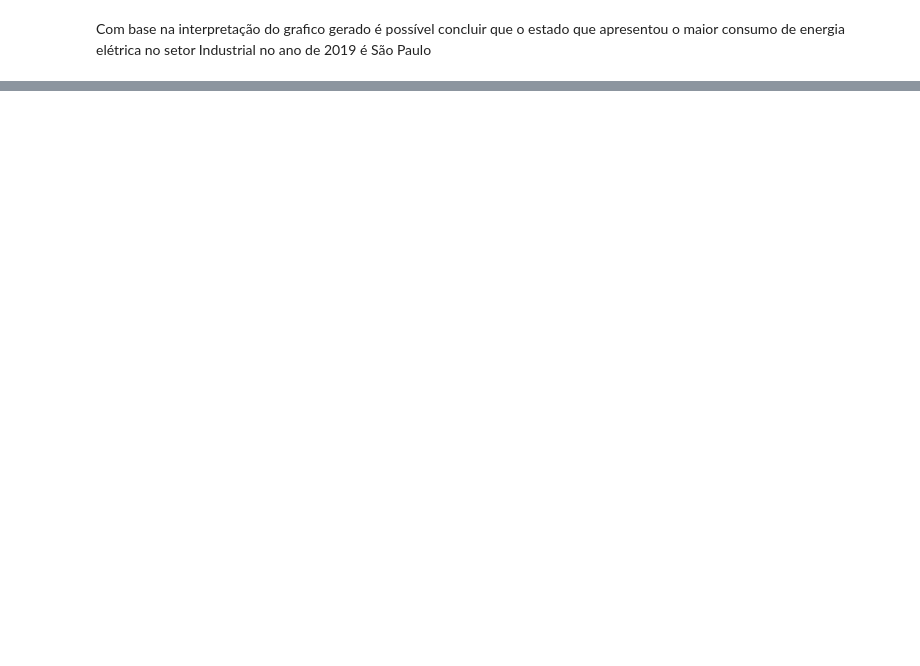
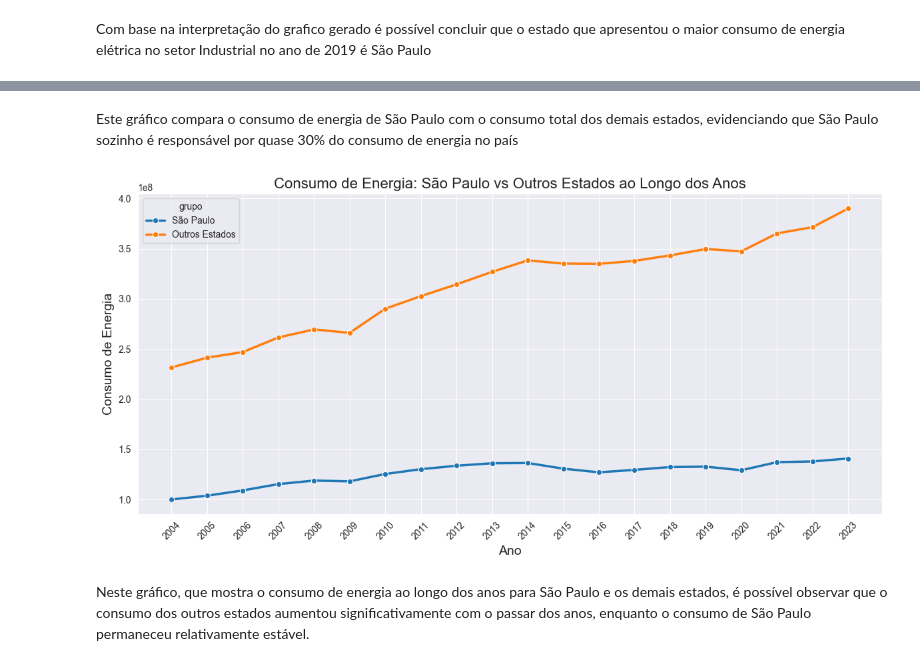
Before and after one commit to davi873/AI_energy_analysis_py, a Jupyter notebook: notebooks/insights.ipynb, the cells around one changed output, grey strips where cells are left out. Saved outputs shown, nothing was run; the diff lists cells and outputs as text; code cells hidden in the pictures; blank space fills up the shorter version.

```diff
--- a/notebooks/insights.ipynb
+++ b/notebooks/insights.ipynb
@@ -102,0 +151,24 @@ Com base na interpretação do grafico gerado é possível concluir que o estado
+# %% [markdown]
+Este gráfico compara o consumo de energia de São Paulo com o consumo total dos demais estados, evidenciando que São Paulo sozinho é responsável por quase 30% do consumo de energia no país
+# %%
+use_energy_sp = df_energy_insights[df_energy_insights['sigla'] == 'SP'].groupby('ano')['consumo'].sum().reset_index()
+use_energy_no_sp = df_energy_insights[df_energy_insights['sigla'] != 'SP'].groupby('ano')['consumo'].sum().reset_index()
+use_energy_no_sp['grupo'] = 'Outros Estados'
+use_energy_sp['grupo'] = 'São Paulo'
+df_use_energy = pd.concat([use_energy_sp, use_energy_no_sp])
+# %%
+
+plt.figure(figsize=(12, 6))
+sns.lineplot(data=df_use_energy, x='ano', y='consumo', hue='grupo', marker='o', linewidth=2.5)
+plt.xticks(ticks=energy_by_year['ano'], rotation=45)
+
+plt.title('Consumo de Energia: São Paulo vs Outros Estados ao Longo dos Anos', fontsize=16)
+plt.xlabel('Ano', fontsize=14)
+plt.ylabel('Consumo de Energia', fontsize=14)
+
+plt.tight_layout()
+plt.show()
+# %% [output]
+[figure, added]
+# %% [markdown]
+Neste gráfico, que mostra o consumo de energia ao longo dos anos para São Paulo e os demais estados, é possível observar que o consumo dos outros estados aumentou significativamente com o passar dos anos, enquanto o consumo de São Paulo permaneceu relativamente estável.
```
Also changed, not shown: parts of 10 cells of this notebook, 2 other files.
